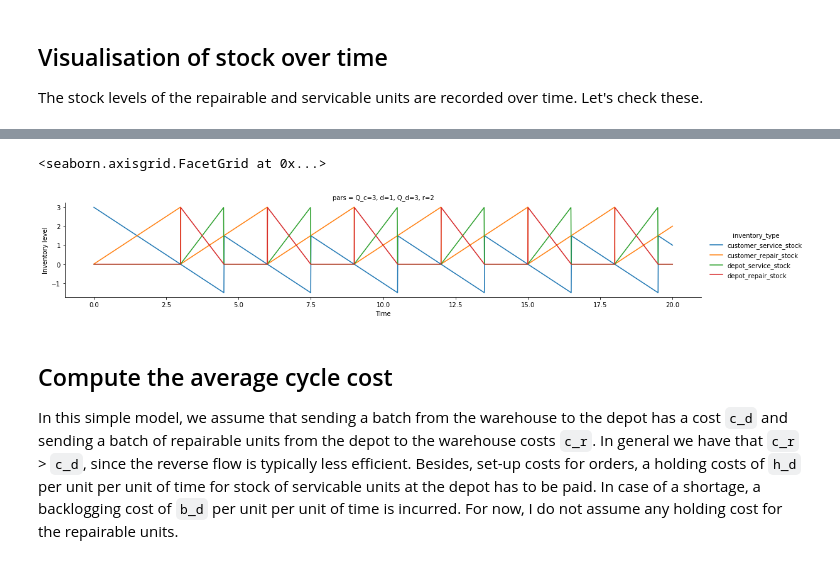
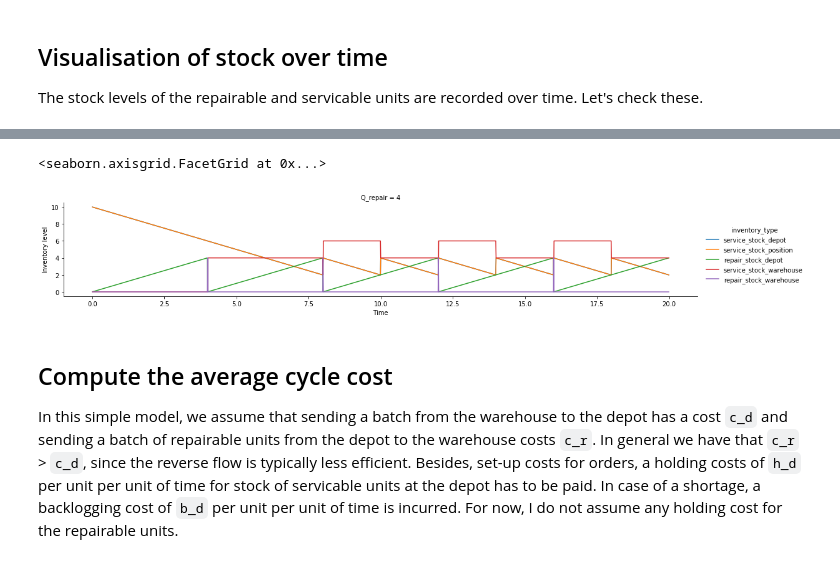
Before and after one commit to markkvdb/Simple-RL-Simulation, a Jupyter notebook: notebooks/First-Simulation-Try.ipynb, the cells around one changed output, grey strips where cells are left out. Cells and saved outputs as stored; diff of their text form; code cells hidden in the pictures.

```diff
--- a/notebooks/First-Simulation-Try.ipynb
+++ b/notebooks/First-Simulation-Try.ipynb
@@ -66,13 +65,3 @@ for depot_batch in depot_batch_sizes:
 ## Visualisation of stock over time
 
 The stock levels of the repairable and servicable units are recorded over time. Let's check these.
-# %%
-# Get a feeling for the data
-sim_dfs.head()
-
-# Create a column containing the complete setting
-sim_dfs['pars'] = sim_dfs.apply(lambda x: 'Q_c={}, d={}, Q_d={}, r={}'.format(x['depot_batch_size'], x['depot_demand_rate'], x['warehouse_batch_size'], x['warehouse_repair_rate']), axis=1)
-
-# Melt dataset first
-sim_dfs_long = sim_dfs.melt(id_vars=['time', 'pars'], value_vars=['depot_service_stock', 'depot_repair_stock', 'warehouse_service_stock', 'warehouse_repair_stock'], var_name='inventory_type', value_name='inventory_level')
-sim_dfs_long.head()
@@ -85,0 +68,11 @@ sim_dfs_long.head()
+# %%
+# Get a feeling for the data
+sim_dfs.head()
+
+# Create long format
+sim_dfs_long = sim_dfs.melt(value_vars=['service_stock_depot', 'service_stock_position', 'repair_stock_depot',
+                                        'service_stock_warehouse', 'repair_stock_warehouse'],
+                            id_vars=['time'] + list(settings.keys()),
+                            value_name='inventory_level', var_name='inventory_type'
+                           )
+sim_dfs_long.head()
@@ -86,12 +92,12 @@ sim_dfs_long.head()
 # %%
 # Plot lines over time
-g = sns.FacetGrid(sim_dfs_long[sim_dfs_long.time >= 0], col='pars', col_wrap=1, hue='inventory_type', aspect=5, sharey=False)
+g = sns.FacetGrid(sim_dfs_long[sim_dfs_long.time >= 0], col='Q_repair', col_wrap=1, hue='inventory_type', aspect=5, sharey=False)
 
 # Plot lines
 g.map(plt.plot, 'time', 'inventory_level').add_legend().set_axis_labels('Time', 'Inventory level')
 # %% [output]
 <seaborn.axisgrid.FacetGrid at 0x...>
-[figure, old version]
+[figure, new version]
 # %% [markdown]
 ## Compute the average cycle cost
 
```
Also changed, not shown: parts of 6 cells of this notebook, 5 other files.
